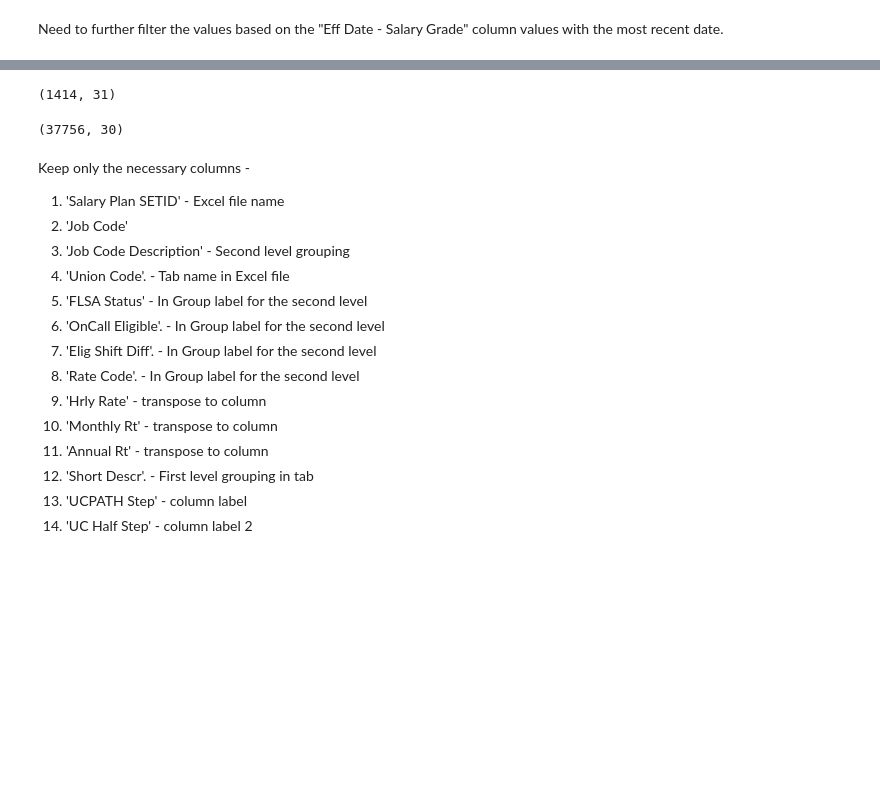
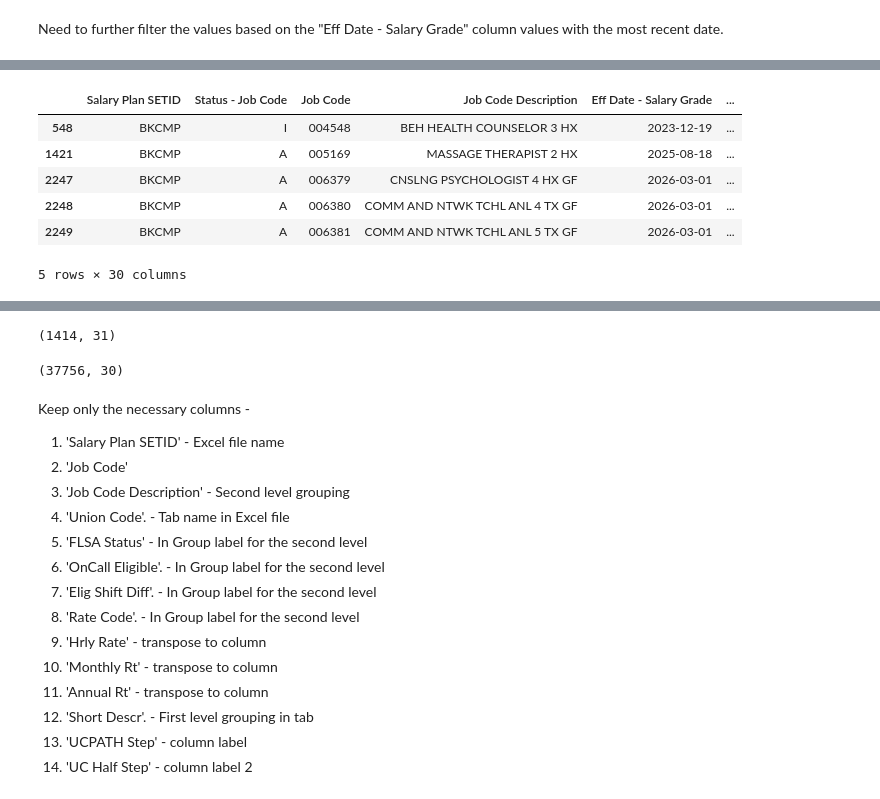
Before and after one commit to tougheye/Data_processing, a Jupyter notebook: UPTE_Payscale_TCS.ipynb, the cells around one changed output, grey strips where cells are left out. Drawn from its saved outputs; the diff is of its cells as text; code cells hidden in the pictures; blank space fills up the shorter version.

```diff
--- a/UPTE_Payscale_TCS.ipynb
+++ b/UPTE_Payscale_TCS.ipynb
@@ -57,0 +77,13 @@ multi_eff_date_setid_jobCode_cnt = upte_job_title_Eff_date_cnt.where(upte_job_ti
+# %%
+titles_not_updated = upte_represented_job_codes_df[upte_represented_job_codes_df['Eff Date - Salary Grade']< '2026-06-30']
+titles_not_updated.to_csv('titles_not_updated.csv')
+# %%
+titles_not_updated.head()
+# %% [output]
+|  | Salary Plan SETID | Status - Job Code | Job Code | Job Code Description | Eff Date - Salary Grade | ... |
+| 548 | BKCMP | I | 004548 | BEH HEALTH COUNSELOR 3 HX | 2023-12-19 | ... |
+| 1421 | BKCMP | A | 005169 | MASSAGE THERAPIST 2 HX | 2025-08-18 | ... |
+| 2247 | BKCMP | A | 006379 | CNSLNG PSYCHOLOGIST 4 HX GF | 2026-03-01 | ... |
+| 2248 | BKCMP | A | 006380 | COMM AND NTWK TCHL ANL 4 TX GF | 2026-03-01 | ... |
+| 2249 | BKCMP | A | 006381 | COMM AND NTWK TCHL ANL 5 TX GF | 2026-03-01 | ... |
+5 rows × 30 columns
```
Also changed, not shown: parts of 8 cells of this notebook.
